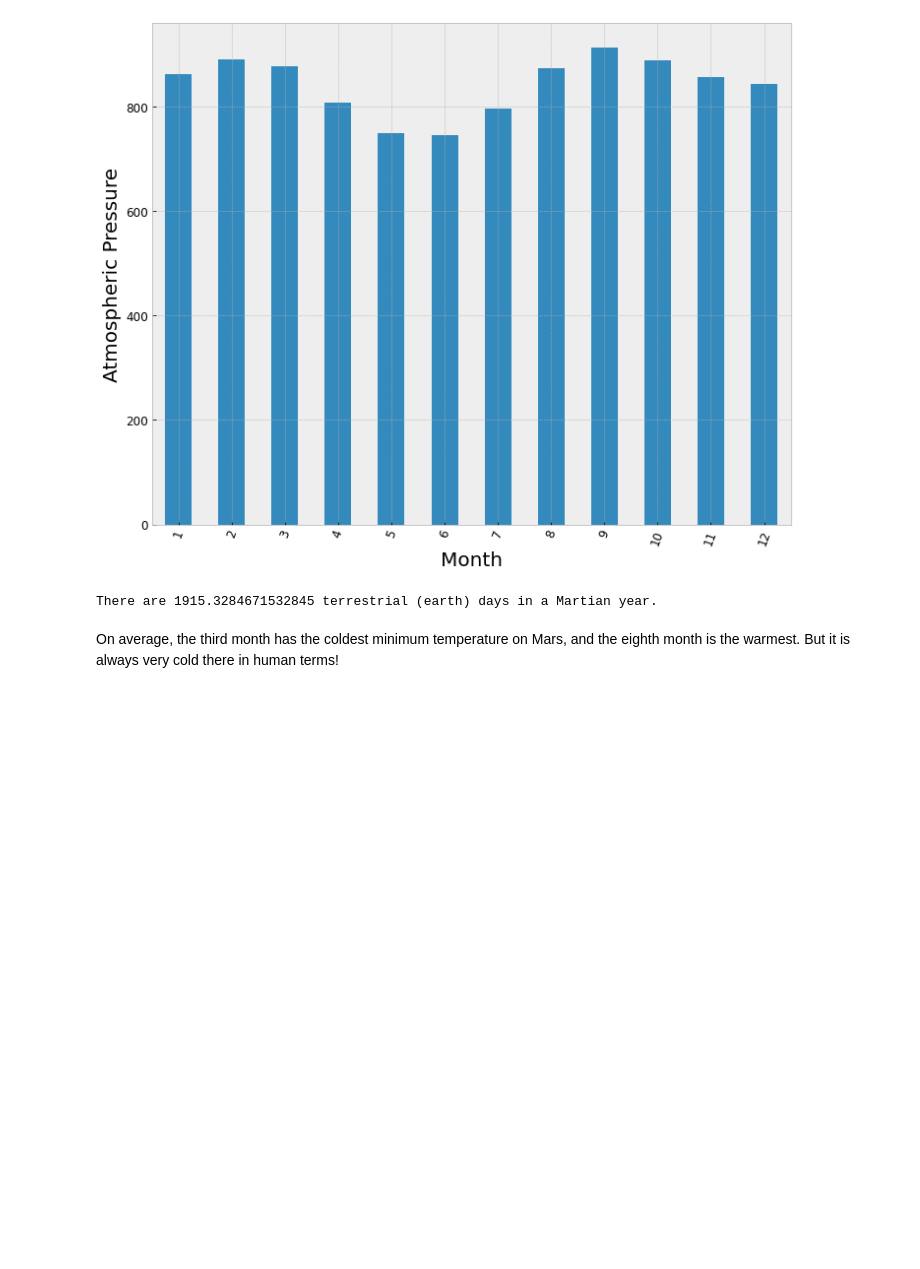
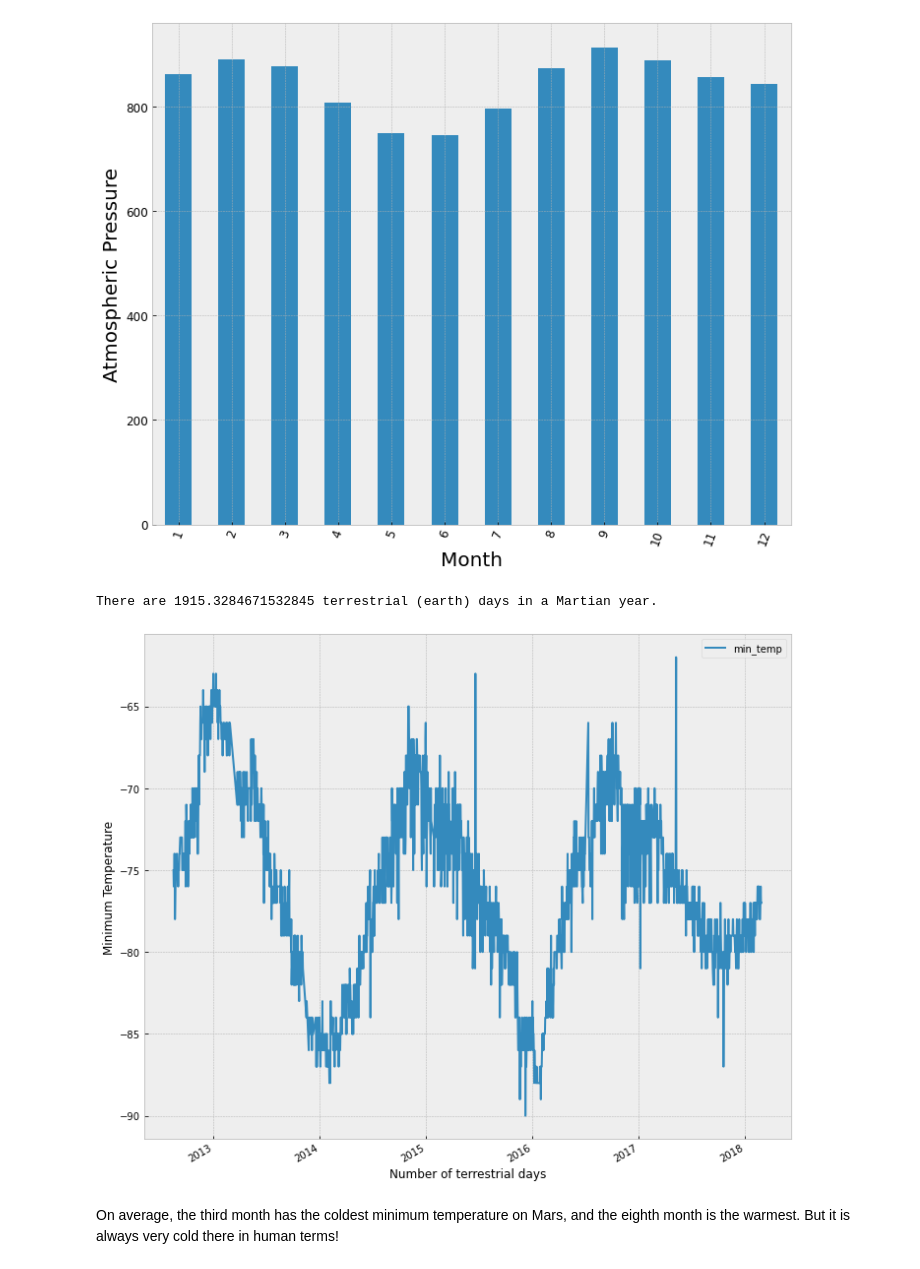
Before and after one commit to Emgee2/Mars_news_challenge, a Jupyter notebook: Starter_Code/part_2_mars_weather.ipynb, the cells around one changed output. Drawn from its saved outputs; the diff is of its cells as text; code cells hidden in the pictures; blank space fills up the shorter version.

```diff
--- a/Starter_Code/part_2_mars_weather.ipynb
+++ b/Starter_Code/part_2_mars_weather.ipynb
@@ -260,6 +258,16 @@ earth_days = martian_days/1.0275
 print(f"There are {earth_days} terrestrial (earth) days in a Martian year.")
 # %% [output]
 There are 1915.3284671532845 terrestrial (earth) days in a Martian year.
+# %%
+df['terrestrial_date'] = pd.to_datetime(df['terrestrial_date'])
+df.plot(x='terrestrial_date', y='min_temp', figsize=(10,8))
+plt.xlabel('Number of terrestrial days')
+plt.ylabel('Minimum Temperature')
+plt.tight_layout()
+plt.savefig('terrestial_temp.png')
+plt.show()
+# %% [output]
+[figure, added]
 # %% [markdown]
 On average, the third month has the coldest minimum temperature on Mars, and the eighth month is the warmest. But it is always very cold there in human terms!
 # %% [markdown]
```
Also changed, not shown: parts of 1 cell of this notebook, 1 other file.
